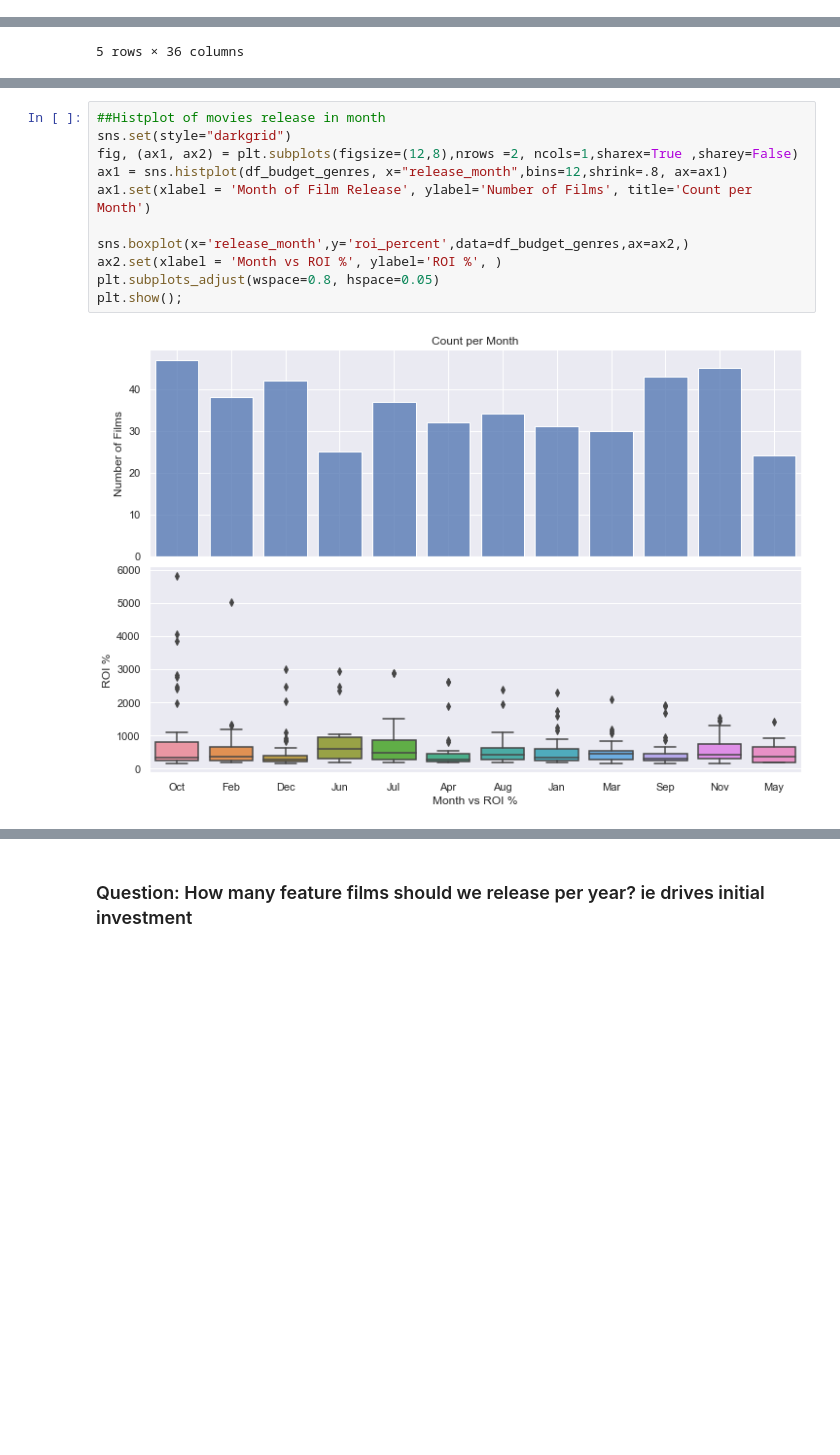
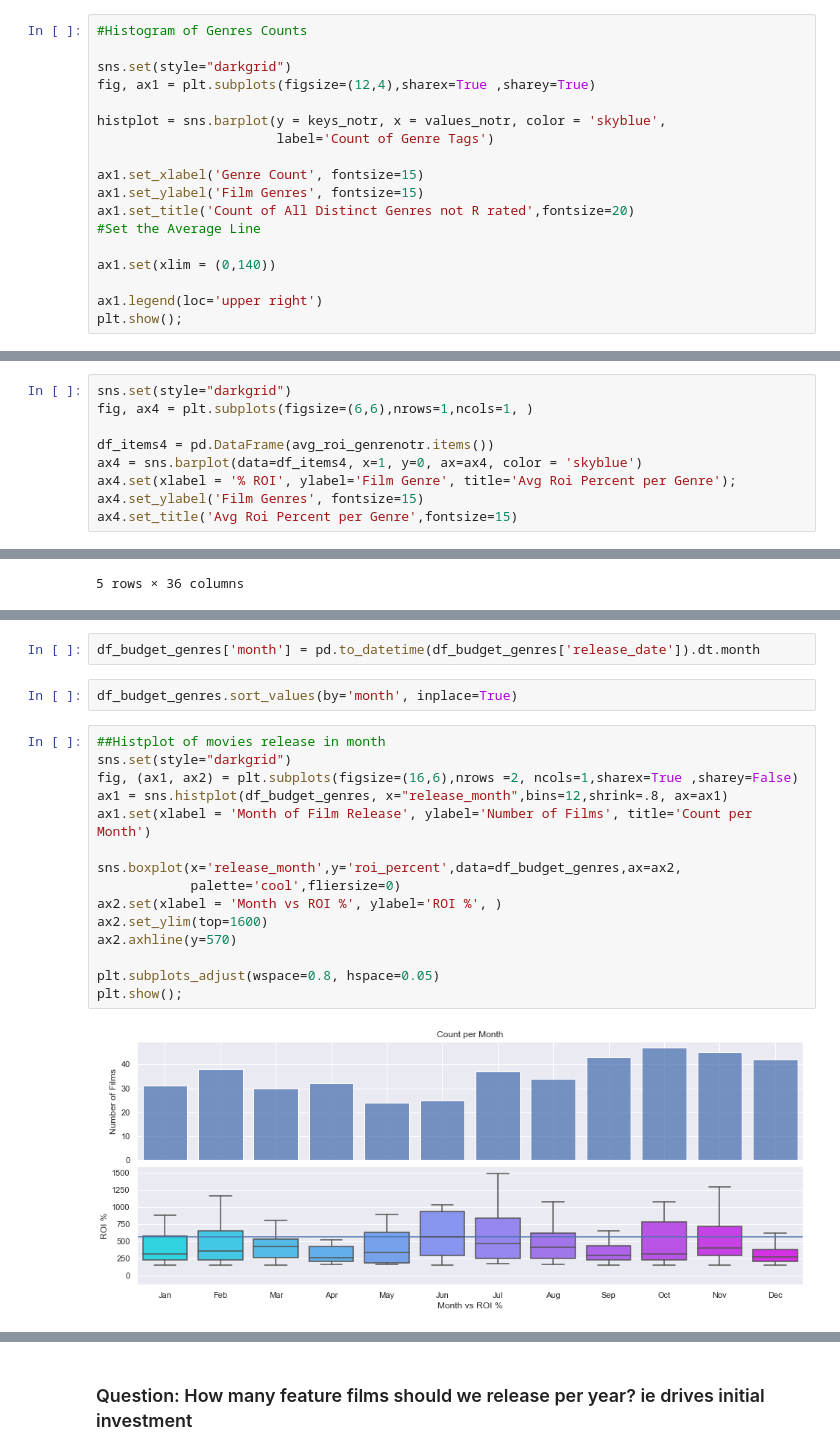
Before and after one commit to SunTzuLombardi/MovieStudioCapstone, a Jupyter notebook: code/eda_notebook.ipynb, the cells around one changed output, grey strips where cells are left out. Saved outputs shown, nothing was run; the diff lists cells and outputs as text; blank space fills up the shorter version.

```diff
--- a/code/eda_notebook.ipynb
+++ b/code/eda_notebook.ipynb
@@ -827,0 +1070,18 @@ __Conclusion:__ Genres to
+# %%
+#Histogram of Genres Counts
+
+sns.set(style="darkgrid")
+fig, ax1 = plt.subplots(figsize=(12,4),sharex=True ,sharey=True)
+
+histplot = sns.barplot(y = keys_notr, x = values_notr, color = 'skyblue',
+                       label='Count of Genre Tags')
+
+ax1.set_xlabel('Genre Count', fontsize=15)
+ax1.set_ylabel('Film Genres', fontsize=15)
+ax1.set_title('Count of All Distinct Genres not R rated',fontsize=20)
+#Set the Average Line
+
+ax1.set(xlim = (0,140))
+
+ax1.legend(loc='upper right')
+plt.show();
@@ -827,0 +1193,9 @@ __Conclusion:__ Genres to
+# %%
+sns.set(style="darkgrid")
+fig, ax4 = plt.subplots(figsize=(6,6),nrows=1,ncols=1, )
+
+df_items4 = pd.DataFrame(avg_roi_genrenotr.items())
+ax4 = sns.barplot(data=df_items4, x=1, y=0, ax=ax4, color = 'skyblue')
+ax4.set(xlabel = '% ROI', ylabel='Film Genre', title='Avg Roi Percent per Genre');
+ax4.set_ylabel('Film Genres', fontsize=15)
+ax4.set_title('Avg Roi Percent per Genre',fontsize=15)
@@ -856,14 +1266,22 @@ df_budget_genres.head()
+# %%
+df_budget_genres['month'] = pd.to_datetime(df_budget_genres['release_date']).dt.month
+# %%
+df_budget_genres.sort_values(by='month', inplace=True)
 # %%
 ##Histplot of movies release in month
 sns.set(style="darkgrid")
-fig, (ax1, ax2) = plt.subplots(figsize=(12,8),nrows =2, ncols=1,sharex=True ,sharey=False)
+fig, (ax1, ax2) = plt.subplots(figsize=(16,6),nrows =2, ncols=1,sharex=True ,sharey=False)
 ax1 = sns.histplot(df_budget_genres, x="release_month",bins=12,shrink=.8, ax=ax1)
 ax1.set(xlabel = 'Month of Film Release', ylabel='Number of Films', title='Count per Month')
 
-sns.boxplot(x='release_month',y='roi_percent',data=df_budget_genres,ax=ax2,)
+sns.boxplot(x='release_month',y='roi_percent',data=df_budget_genres,ax=ax2,
+            palette='cool',fliersize=0)
 ax2.set(xlabel = 'Month vs ROI %', ylabel='ROI %', )
+ax2.set_ylim(top=1600)
+ax2.axhline(y=570)
+
 plt.subplots_adjust(wspace=0.8, hspace=0.05)
 plt.show();
 # %% [output]
-[figure, old version]
+[figure, new version]
 # %% [markdown]
```
Also changed, not shown: parts of 110 cells of this notebook, 18 other files.
